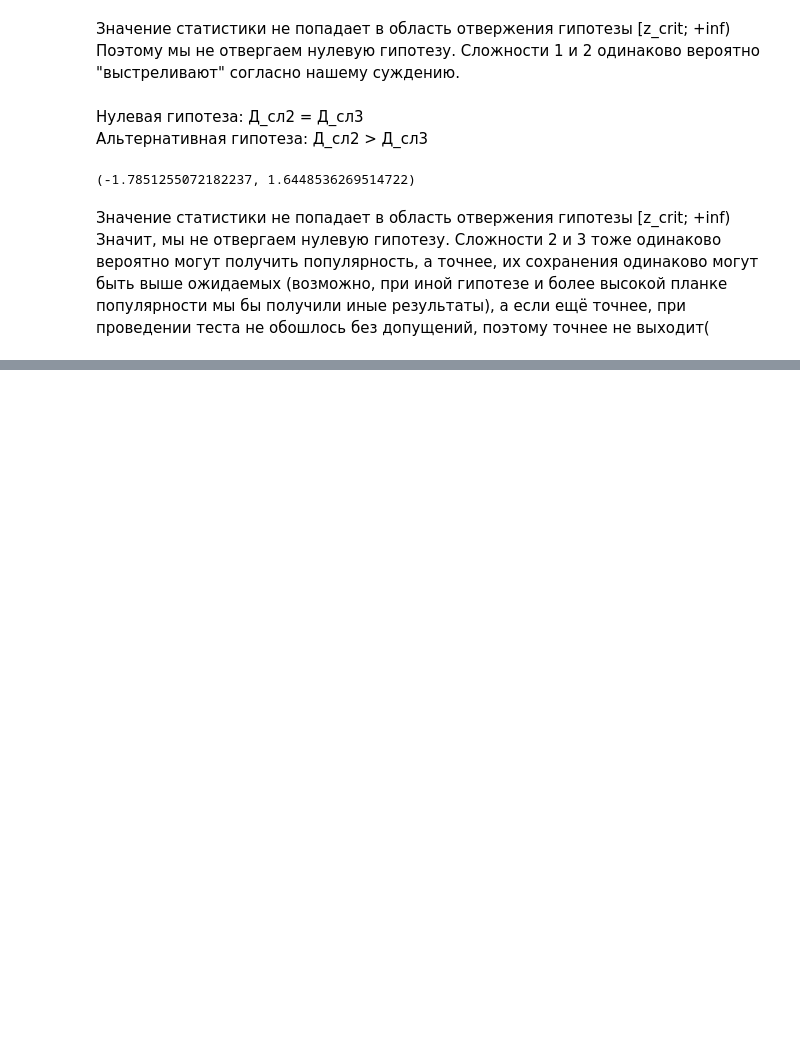
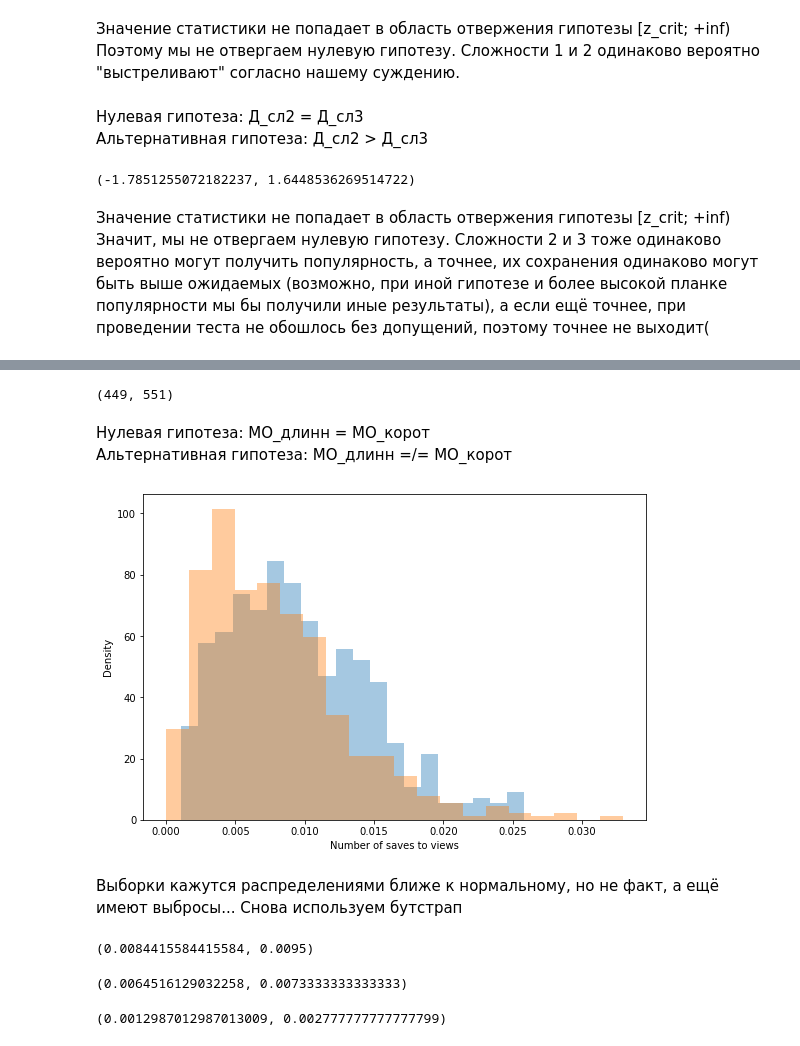
Before and after one commit to IrinaKhrisanfova/genii_pythona, a Jupyter notebook: 5_hypothesis.ipynb, the cells around one changed output, grey strips where cells are left out. Cells and saved outputs as stored; diff of their text form; code cells hidden in the pictures; blank space fills up the shorter version.

```diff
--- a/5_hypothesis.ipynb
+++ b/5_hypothesis.ipynb
@@ -161,0 +177,20 @@ di_razn_dolei(medium, hard, 0.05)
+# %%
+df.norm_ReadingTime[df.norm_ReadingTime > df.norm_ReadingTime.median()].size, df.norm_ReadingTime[df.norm_ReadingTime <= df.norm_ReadingTime.median()].size
+# %% [output]
+(449, 551)
+# %%
+longread = df[df.norm_ReadingTime > df.norm_ReadingTime.median()]['Savings_per_Views'].values
+shortread = df[df.norm_ReadingTime <= df.norm_ReadingTime.median()]['Savings_per_Views'].values
+# %% [markdown]
+Нулевая гипотеза: МО_длинн = МО_корот <br /> Альтернативная гипотеза: МО_длинн =/= МО_корот
+# %%
+plt.figure(figsize=(9,6))
+plt.hist(longread, bins=20, density=True, alpha=0.4, label='longread')
+plt.hist(shortread, bins=20, density=True, alpha=0.4, label='shortread')
+plt.xlabel('Number of saves to views')
+plt.ylabel('Density')
+plt.show()
+# %% [output]
+[figure, added]
+# %% [markdown]
+Выборки кажутся распределениями ближе к нормальному, но не факт, а ещё имеют выбросы... Снова используем бутстрап
@@ -161,0 +203,12 @@ di_razn_dolei(medium, hard, 0.05)
+# %%
+stat_intervals(x_boot)
+# %% [output]
+(0.0084415584415584, 0.0095)
+# %%
+stat_intervals(y_boot)
+# %% [output]
+(0.0064516129032258, 0.0073333333333333)
+# %%
+stat_intervals(x_boot - y_boot)
+# %% [output]
+(0.0012987012987013009, 0.002777777777777799)
```
Also changed, not shown: parts of 10 cells of this notebook, 1 other file.
